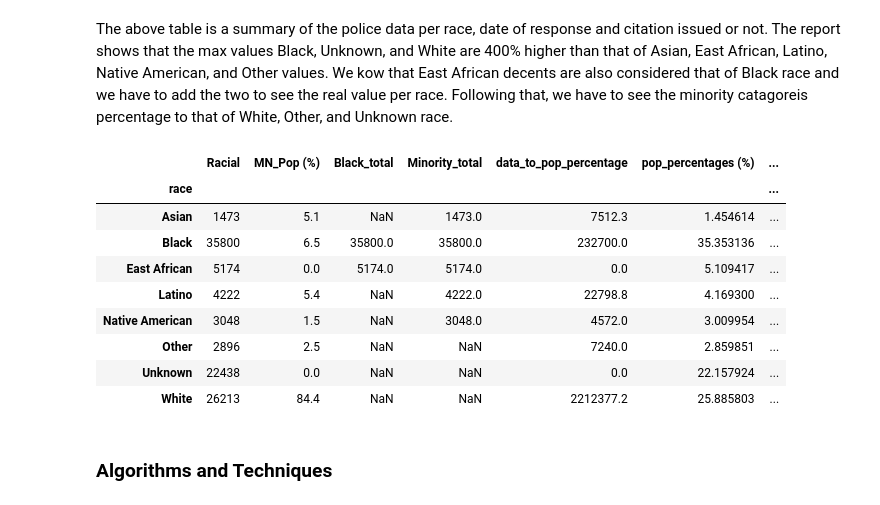
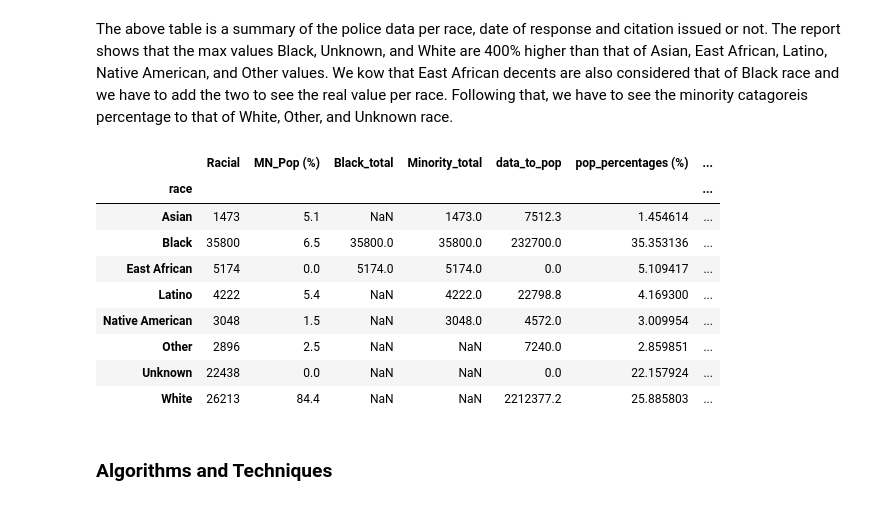
Before and after one commit to Afewerk/Capstones, a Jupyter notebook: CapstonOne #1 - Policing_Minneapolis.ipynb, the cells around one changed output. Saved outputs shown, nothing was run; the diff lists cells and outputs as text; code cells hidden in the pictures.

```diff
--- a/CapstonOne #1 - Policing_Minneapolis.ipynb
+++ b/CapstonOne #1 - Policing_Minneapolis.ipynb
@@ -98,17 +98,17 @@ The above table is a summary of the police data per race, date of response and c
 # %%
 percentages = pd.DataFrame()
 df1 =df.groupby('race').count()
 percentages['Racial'] = df1['responseDate'][[0,1,2,3,4,5,6,7]]
 percentages['MN_Pop (%)'] = [5.1,6.5,0,5.4,1.5,2.5,0,84.4]
 percentages.index = df1.index
 percentages['Black_total'] = df1['responseDate'][[1,2]]
 percentages['Minority_total'] = df1['responseDate'][[0,1,2,3,4]]
-percentages['data_to_pop_percentage'] = percentages['Racial'] * percentages['MN_Pop (%)']
+percentages['data_to_pop'] = percentages['Racial'] * percentages['MN_Pop (%)']
 percentages['pop_percentages (%)'] = (percentages['Racial'] / percentages['Racial'].sum())*100
-percentages['true_percentage (%)'] = (percentages['Racial'] / percentages['data_to_pop_percentage']) * 100
+percentages['true_percentage (%)'] = (percentages['Racial'] / percentages['data_to_pop'])
 percentages
 # %% [output]
-|  | Racial | MN_Pop (%) | Black_total | Minority_total | data_to_pop_percentage | pop_percentages (%) | ... |
+|  | Racial | MN_Pop (%) | Black_total | Minority_total | data_to_pop | pop_percentages (%) | ... |
 | race |  |  |  |  |  |  | ... |
 | Asian | 1473 | 5.1 | NaN | 1473.0 | 7512.3 | 1.454614 | ... |
 | Black | 35800 | 6.5 | 35800.0 | 35800.0 | 232700.0 | 35.353136 | ... |
```
